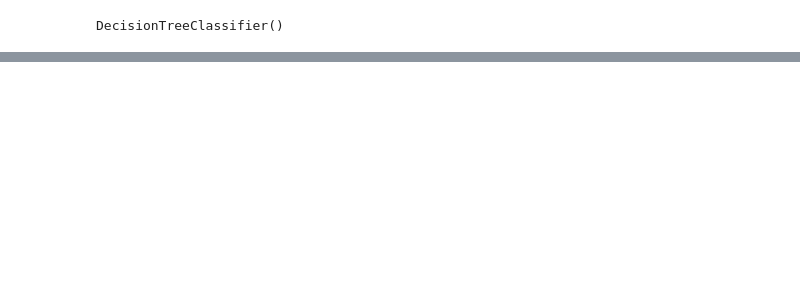
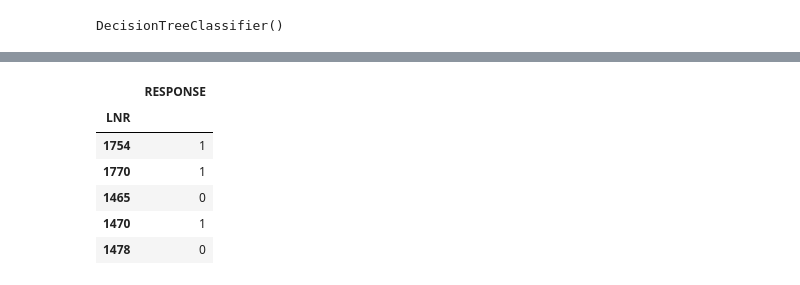
Before and after one commit to shashi4bs/Bertelsmann-Arvato, a Jupyter notebook: Arvato Project Workbook.ipynb, the cells around one changed output, grey strips where cells are left out. Drawn from its saved outputs; the diff is of its cells as text; code cells hidden in the pictures; blank space fills up the shorter version.

```diff
--- a/Arvato Project Workbook.ipynb
+++ b/Arvato Project Workbook.ipynb
@@ -315,3 +309,30 @@ X, scale_, encoder_ = get_encoded_and_scaled_values(X, scale_, encoder_)
+# %%
+def processData(df, scale_=scale_, encoder_=encoder_, test= False):
+    """
+        Perform data preprocessing
+        using similar flow and encoder used for processing azdias and customers data
+        Input:
+            df: mailout_data
+            scale_ : scale to be used for minmax scaling
+            encoder_ :  encoder to be used for onehot encoding
+        Output:
+
+            X(processed Features variables), y (target variable)
+    """
+    #drop ALTER_KIND1','ALTER_KIND2','ALTER_KIND3','ALTER_KIND4','EXTSEL992','KK_KUNDENTYP'
+    drop_columns(df)
+    df['EINGEFUEGT_AM'] = getYearFromTimeStamp(df['EINGEFUEGT_AM'])
+    #X - Features variables, y - target variable
+    if not test:
+        X, y = df.drop(labels=["RESPONSE"], axis=1), mailout_train["RESPONSE"]
+    else:
+        X = df
+        y = None
+    X = fill_missing_values(X)
+    X, scale_, encoder = get_encoded_and_scaled_values(X, scale_, encoder_)
+    return X, y
+# %%
+X, y = processData(mailout_train)
 # %%
 from sklearn.model_selection import train_test_split
 # %%
@@ -336,0 +361,17 @@ array([[8339,  117],
+# %%
+mailout_test = pd.read_csv('../../data/Term2/capstone/arvato_data/Udacity_MAILOUT_052018_TEST.csv',  sep=';')
+# %%
+X, y = processData(mailout_test, test=True)
+predictions = model.predict(X)
+# %%
+#predictions
+submission = pd.DataFrame(predictions, index=mailout_test['LNR'].astype('int32'), columns=["RESPONSE"])
+submission.head()
+# %% [output]
+|  | RESPONSE |
+| LNR |  |
+| 1754 | 1 |
+| 1770 | 1 |
+| 1465 | 0 |
+| 1470 | 1 |
+| 1478 | 0 |
```
Also changed, not shown: parts of 14 cells of this notebook.
